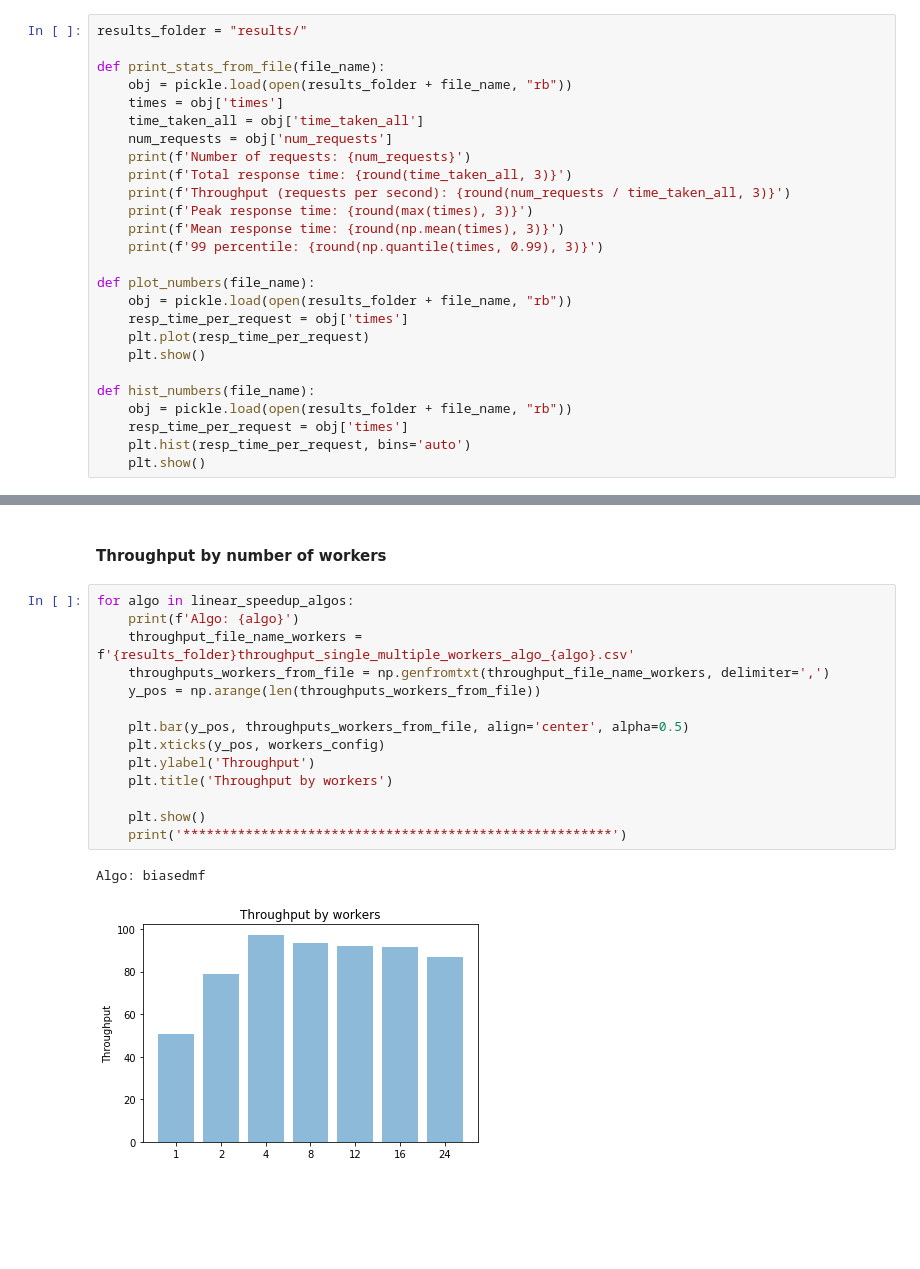
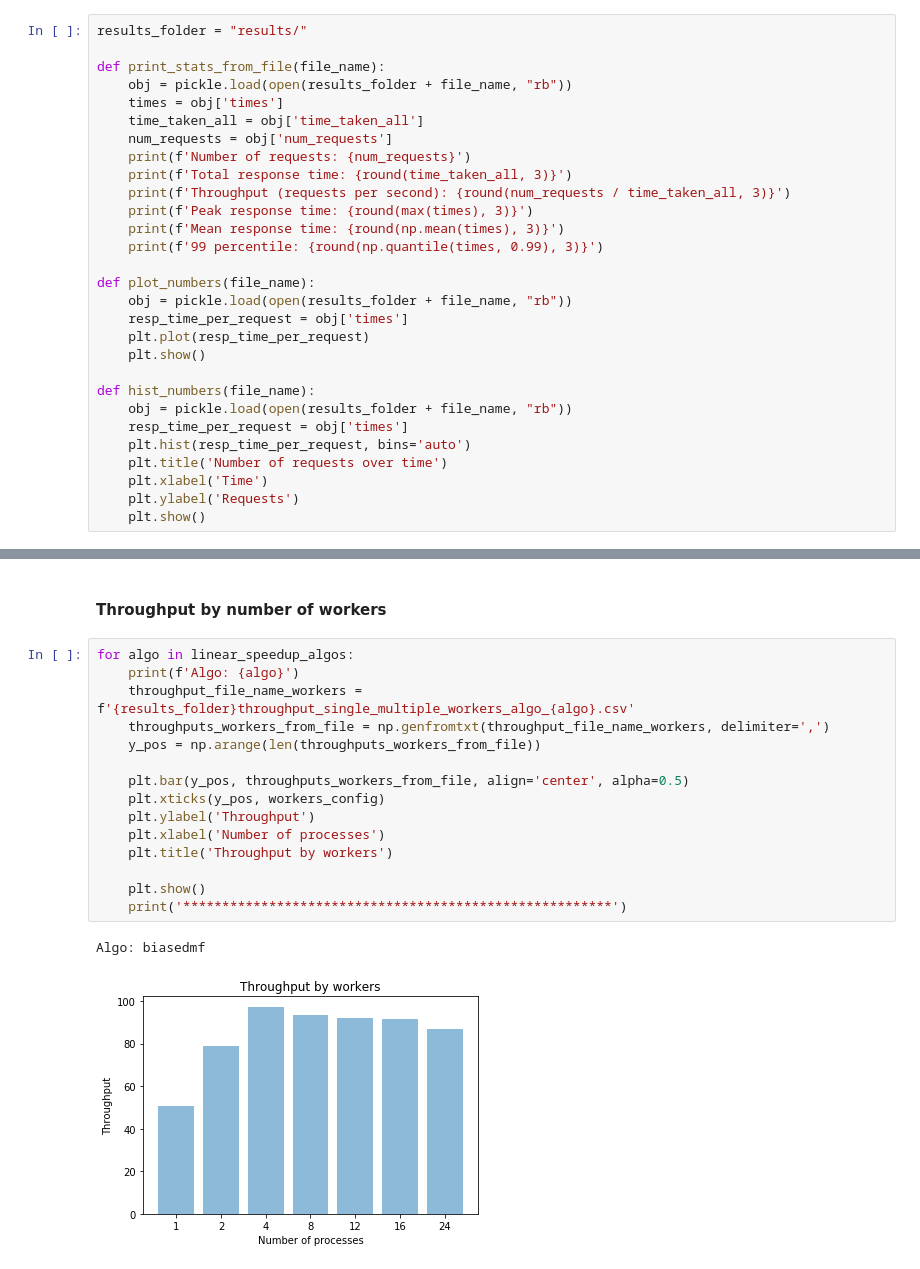
Before and after one commit to lenskit/lk-rec-server, a Jupyter notebook: doc/performance.ipynb, the cells around one changed output, grey strips where cells are left out. Cells and saved outputs as stored; diff of their text form; blank space fills up the shorter version.

```diff
--- a/doc/performance.ipynb
+++ b/doc/performance.ipynb
@@ -40,6 +40,9 @@ def hist_numbers(file_name):
     obj = pickle.load(open(results_folder + file_name, "rb"))
     resp_time_per_request = obj['times']
     plt.hist(resp_time_per_request, bins='auto')
+    plt.title('Number of requests over time')
+    plt.xlabel('Time')
+    plt.ylabel('Requests')
     plt.show()
 # %% [markdown]
 ## Show results
@@ -241,19 +235,20 @@ Mean response time: 0.03
 # %%
 for algo in linear_speedup_algos:
     print(f'Algo: {algo}')
     throughput_file_name_workers = f'{results_folder}throughput_single_multiple_workers_algo_{algo}.csv'
     throughputs_workers_from_file = np.genfromtxt(throughput_file_name_workers, delimiter=',')
     y_pos = np.arange(len(throughputs_workers_from_file))
 
     plt.bar(y_pos, throughputs_workers_from_file, align='center', alpha=0.5)
     plt.xticks(y_pos, workers_config)
     plt.ylabel('Throughput')
+    plt.xlabel('Number of processes')
     plt.title('Throughput by workers')
 
     plt.show()
     print('*******************************************************')
 # %% [output]
 Algo: biasedmf
-[figure, old version]
+[figure, new version]
 *******************************************************
 Algo: itemitem
```
Also changed, not shown: parts of 4 cells of this notebook, 1 other file.
